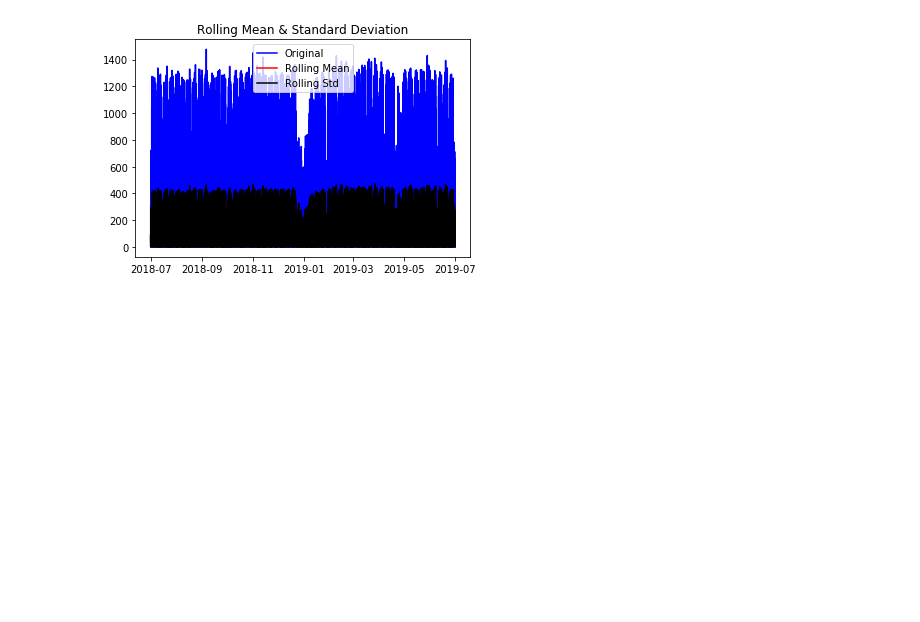
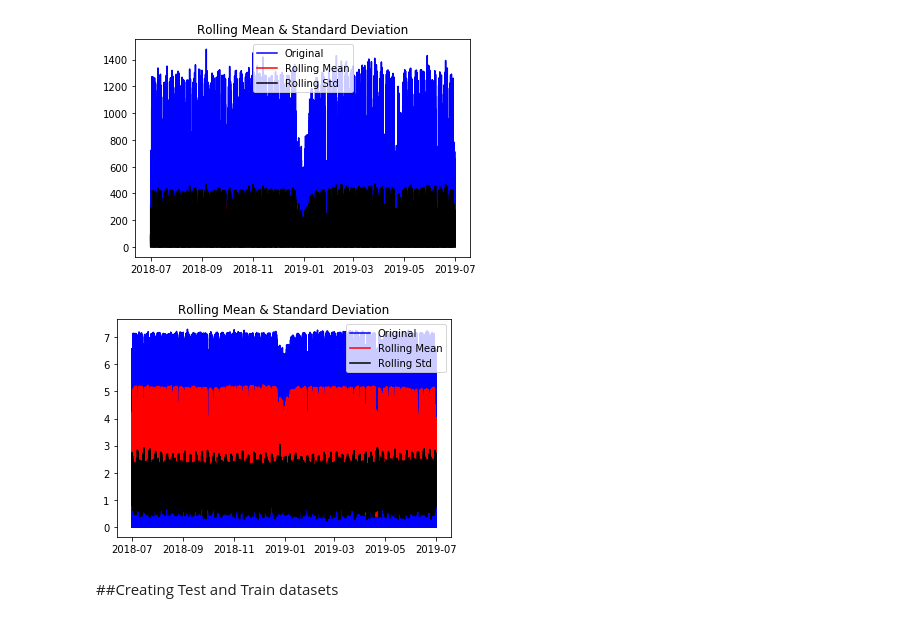
Before and after one commit to hrai/-M4-Data-Analysis, a Jupyter notebook: Assignment_2.ipynb, the cells around one changed output. Cells and saved outputs as stored; diff of their text form; code cells hidden in the pictures; blank space fills up the shorter version.

```diff
--- a/Assignment_2.ipynb
+++ b/Assignment_2.ipynb
@@ -311,3 +311,11 @@ df_stationarity=df[['DateTime','TrafficVolume']].set_index('DateTime')
 test_stationarity_of_timeseries(df_stationarity)
 # %% [output]
 [figure]
+# %%
+import numpy as np
+df_stationarity_log = np.log(df_stationarity)
+test_stationarity_of_timeseries(df_stationarity_log)
+# %% [output]
+[figure, added]
+# %% [markdown]
+##Creating Test and Train datasets
```
Also changed, not shown: parts of 4 cells of this notebook.
